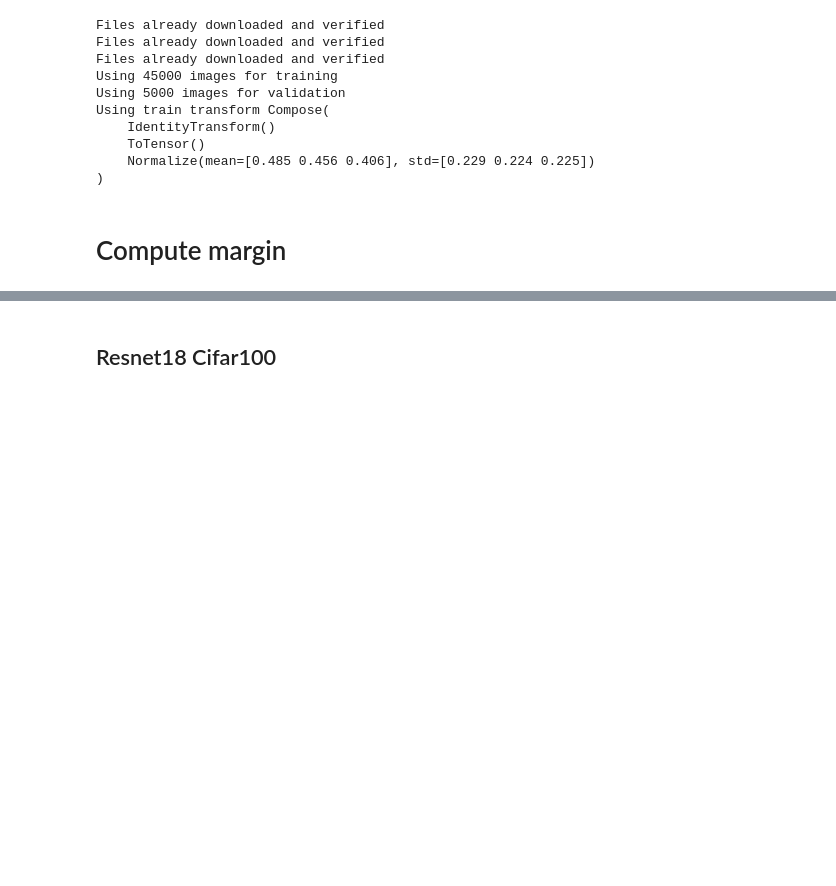
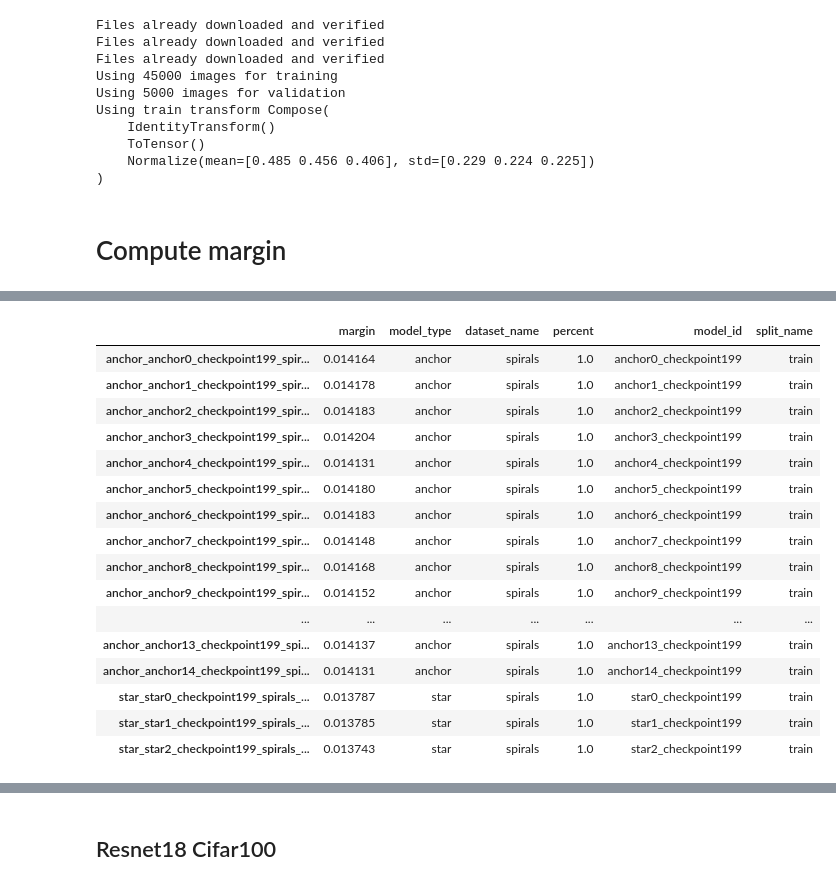
Before and after one commit to AlexanderRubinstein/starlight, a Jupyter notebook: notebooks/margin_exps.ipynb, the cells around one changed output, grey strips where cells are left out. Drawn from its saved outputs; the diff is of its cells as text; code cells hidden in the pictures; blank space fills up the shorter version.

Commit message:
Compute margins on spirals

```diff
--- a/notebooks/margin_exps.ipynb
+++ b/notebooks/margin_exps.ipynb
@@ -924,0 +1036,42 @@ Using train transform Compose(
+# %%
+spirals_mlp_res_path = "./min2pred_l2_spirals_mlp_res_path.pt"
+
+anchors_spiral = [
+    "./anchor0_checkpoint199.pt",
+    "./anchor1_checkpoint199.pt",
+    "./anchor2_checkpoint199.pt",
+    "./anchor3_checkpoint199.pt",
+    "./anchor4_checkpoint199.pt",
+    "./anchor5_checkpoint199.pt",
+    "./anchor6_checkpoint199.pt",
+    "./anchor7_checkpoint199.pt",
+    "./anchor8_checkpoint199.pt",
+    "./anchor9_checkpoint199.pt",
+    "./anchor10_checkpoint199.pt",
+    "./anchor11_checkpoint199.pt",
+    "./anchor12_checkpoint199.pt",
+    "./anchor13_checkpoint199.pt",
+    "./anchor14_checkpoint199.pt"
+]
+
+stars_spiral = [
+    "./star0_checkpoint199.pt",
+    "./star1_checkpoint199.pt",
+    "./star2_checkpoint199.pt"
+]
+
+spirals_train_loader, spirals_val_loader, spirals_test_loader \
+    = make_dataloaders_from_df(SPIRALS_PATH, batch_size=128)
+
+max_cifar100_resnet18_results = compute_results(
+    anchors_spiral + stars_spiral,
+    spirals_train_loader,
+    spirals_mlp_res_path,
+    split_name="train",
+    percent=1.0,
+    load_model=load_mlp,
+    # recompute_substring="p0"
+    recompute_substring=None,
+    agg="min_to_pred",
+    norm="l2"
+)
@@ -924,0 +1092,20 @@ Using train transform Compose(
+# %%
+df = plot_dict(max_cifar100_resnet18_results, to_show=True)
+# %% [output]
+|  | margin | model_type | dataset_name | percent | model_id | split_name |
+| anchor_anchor0_checkpoint199_spir... | 0.014164 | anchor | spirals | 1.0 | anchor0_checkpoint199 | train |
+| anchor_anchor1_checkpoint199_spir... | 0.014178 | anchor | spirals | 1.0 | anchor1_checkpoint199 | train |
+| anchor_anchor2_checkpoint199_spir... | 0.014183 | anchor | spirals | 1.0 | anchor2_checkpoint199 | train |
+| anchor_anchor3_checkpoint199_spir... | 0.014204 | anchor | spirals | 1.0 | anchor3_checkpoint199 | train |
+| anchor_anchor4_checkpoint199_spir... | 0.014131 | anchor | spirals | 1.0 | anchor4_checkpoint199 | train |
+| anchor_anchor5_checkpoint199_spir... | 0.014180 | anchor | spirals | 1.0 | anchor5_checkpoint199 | train |
+| anchor_anchor6_checkpoint199_spir... | 0.014183 | anchor | spirals | 1.0 | anchor6_checkpoint199 | train |
+| anchor_anchor7_checkpoint199_spir... | 0.014148 | anchor | spirals | 1.0 | anchor7_checkpoint199 | train |
+| anchor_anchor8_checkpoint199_spir... | 0.014168 | anchor | spirals | 1.0 | anchor8_checkpoint199 | train |
+| anchor_anchor9_checkpoint199_spir... | 0.014152 | anchor | spirals | 1.0 | anchor9_checkpoint199 | train |
+| ... | ... | ... | ... | ... | ... | ... |
+| anchor_anchor13_checkpoint199_spi... | 0.014137 | anchor | spirals | 1.0 | anchor13_checkpoint199 | train |
+| anchor_anchor14_checkpoint199_spi... | 0.014131 | anchor | spirals | 1.0 | anchor14_checkpoint199 | train |
+| star_star0_checkpoint199_spirals_... | 0.013787 | star | spirals | 1.0 | star0_checkpoint199 | train |
+| star_star1_checkpoint199_spirals_... | 0.013785 | star | spirals | 1.0 | star1_checkpoint199 | train |
+| star_star2_checkpoint199_spirals_... | 0.013743 | star | spirals | 1.0 | star2_checkpoint199 | train |
```
Also changed, not shown: parts of 16 cells of this notebook, 3 other files.
